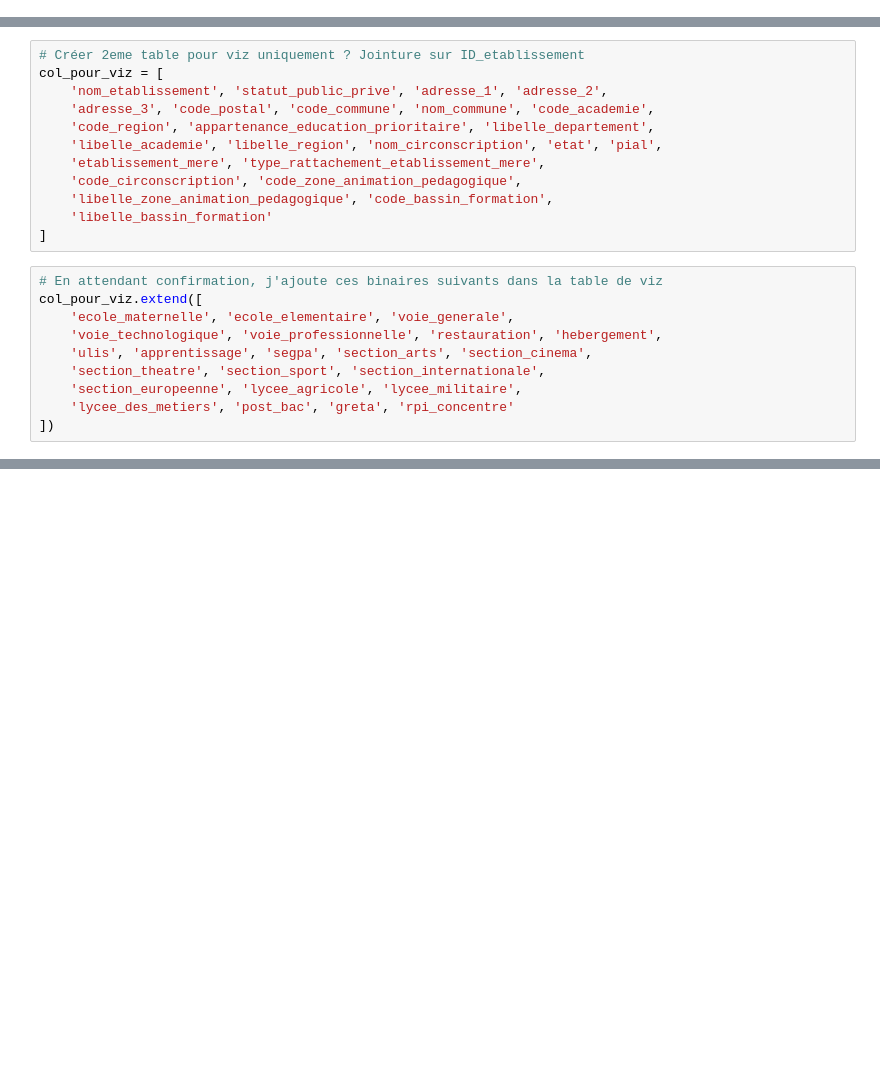
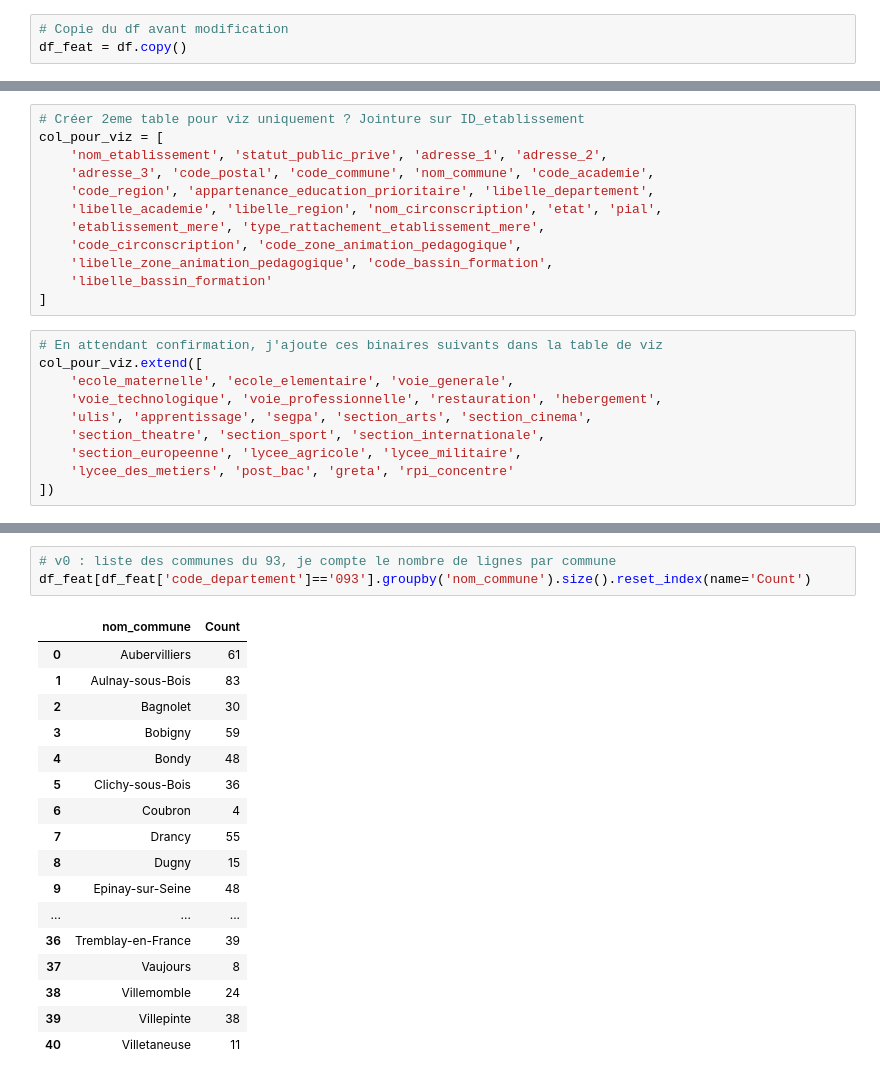
Before and after one commit to 64FC/DFG_Potentiel_Scolaire, a Jupyter notebook: DFG_Potentiel_Scolaire_exploration.ipynb, the cells around one changed output, grey strips where cells are left out. Drawn from its saved outputs; the diff is of its cells as text; blank space fills up the shorter version.

```diff
--- a/DFG_Potentiel_Scolaire_exploration.ipynb
+++ b/DFG_Potentiel_Scolaire_exploration.ipynb
@@ -1196,0 +1249,3 @@ D'après la doc, les valeurs possibles sont:
+# %%
+# Copie du df avant modification
+df_feat = df.copy()
@@ -1263,0 +1348,21 @@ col_pour_viz.extend([
+# %%
+# v0 : liste des communes du 93, je compte le nombre de lignes par commune
+df_feat[df_feat['code_departement']=='093'].groupby('nom_commune').size().reset_index(name='Count')
+# %% [output]
+|  | nom_commune | Count |
+| 0 | Aubervilliers | 61 |
+| 1 | Aulnay-sous-Bois | 83 |
+| 2 | Bagnolet | 30 |
+| 3 | Bobigny | 59 |
+| 4 | Bondy | 48 |
+| 5 | Clichy-sous-Bois | 36 |
+| 6 | Coubron | 4 |
+| 7 | Drancy | 55 |
+| 8 | Dugny | 15 |
+| 9 | Epinay-sur-Seine | 48 |
+| ... | ... | ... |
+| 36 | Tremblay-en-France | 39 |
+| 37 | Vaujours | 8 |
+| 38 | Villemomble | 24 |
+| 39 | Villepinte | 38 |
+| 40 | Villetaneuse | 11 |
```
Also changed, not shown: parts of 133 cells of this notebook.
